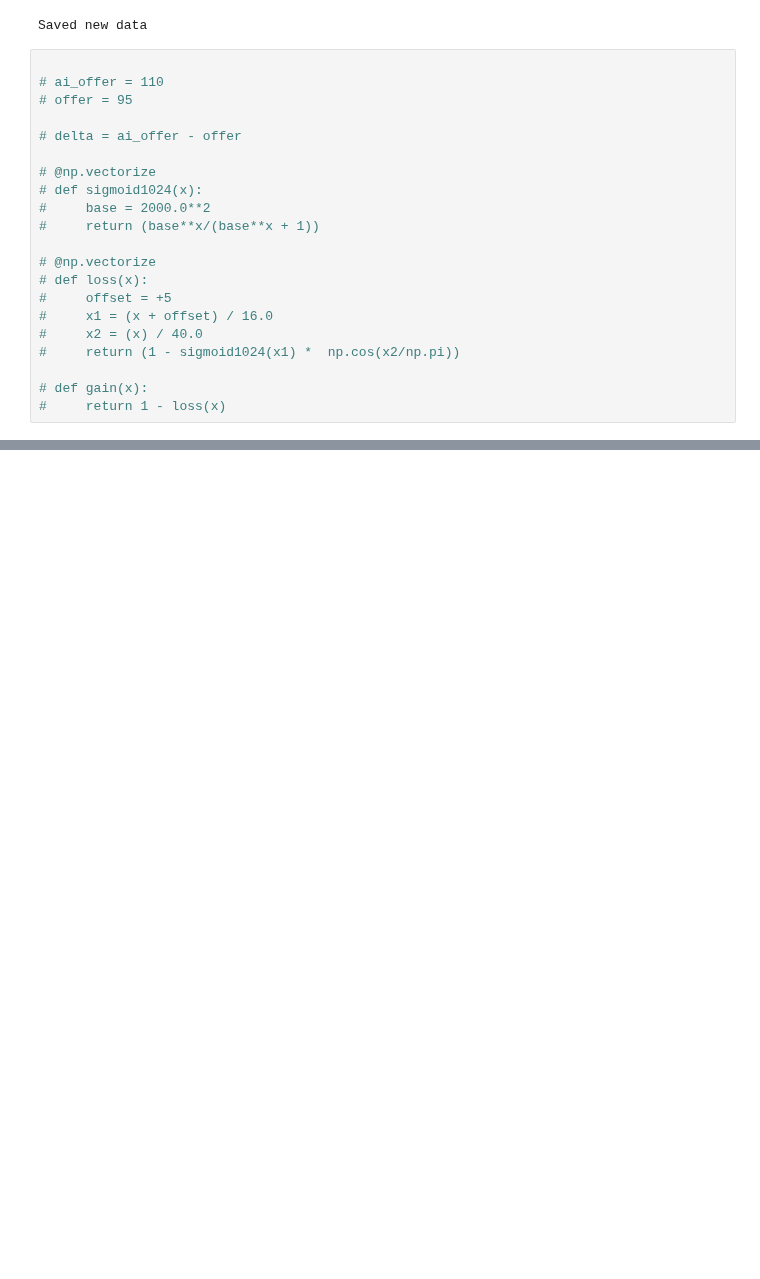
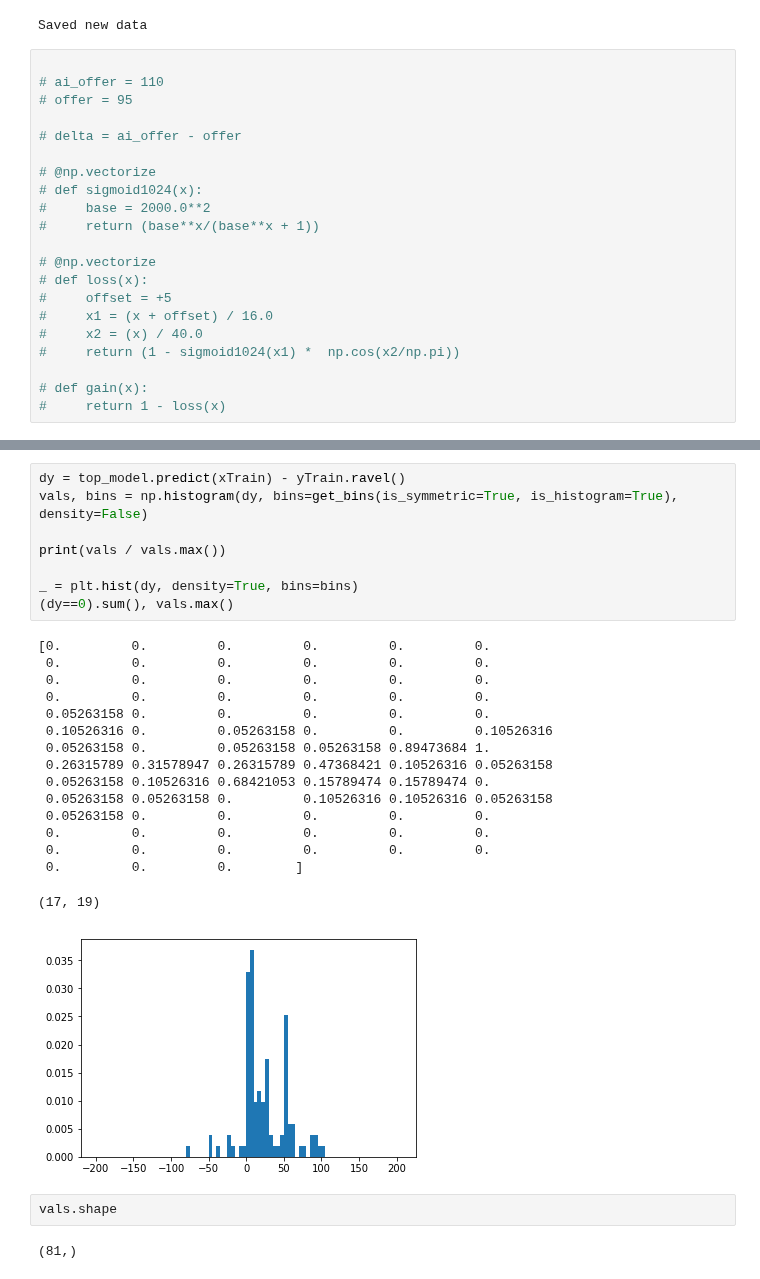
Before and after one commit to afranck64/ultimatum, a Jupyter notebook: notebooks/T10.ipynb, the cells around one changed output, grey strips where cells are left out. Drawn from its saved outputs; the diff is of its cells as text; blank space fills up the shorter version.

```diff
--- a/notebooks/T10.ipynb
+++ b/notebooks/T10.ipynb
@@ -392,0 +393,29 @@ plt.plot(nvals, )
+# %%
+dy = top_model.predict(xTrain) - yTrain.ravel()
+vals, bins = np.histogram(dy, bins=get_bins(is_symmetric=True, is_histogram=True), density=False)
+
+print(vals / vals.max())
+
+_ = plt.hist(dy, density=True, bins=bins)
+(dy==0).sum(), vals.max()
+# %% [output]
+[0.         0.         0.         0.         0.         0.
+ 0.         0.         0.         0.         0.         0.
+ 0.         0.         0.         0.         0.         0.
+ 0.         0.         0.         0.         0.         0.
+ 0.05263158 0.         0.         0.         0.         0.
+ 0.10526316 0.         0.05263158 0.         0.         0.10526316
+ 0.05263158 0.         0.05263158 0.05263158 0.89473684 1.
+ 0.26315789 0.31578947 0.26315789 0.47368421 0.10526316 0.05263158
+ 0.05263158 0.10526316 0.68421053 0.15789474 0.15789474 0.
+ 0.05263158 0.05263158 0.         0.10526316 0.10526316 0.05263158
+ 0.05263158 0.         0.         0.         0.         0.
+ 0.         0.         0.         0.         0.         0.
+ 0.         0.         0.         0.         0.         0.
+ 0.         0.         0.        ]
+(17, 19)
+[figure, added]
+# %%
+vals.shape
+# %% [output]
+(81,)
```
Also changed, not shown: parts of 8 cells of this notebook, 7 other files.
